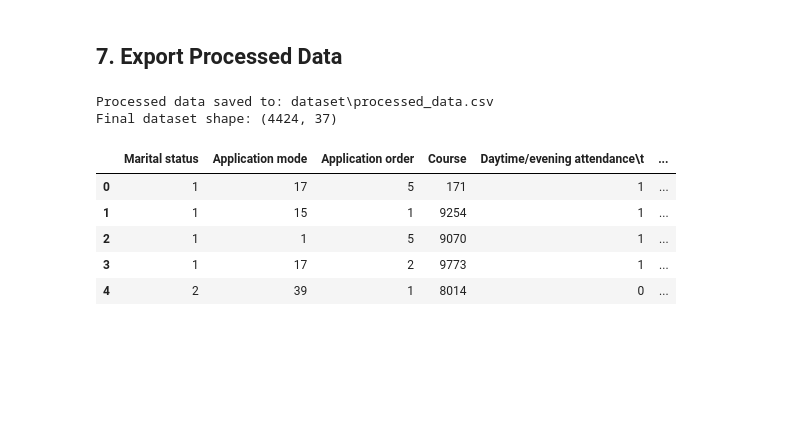
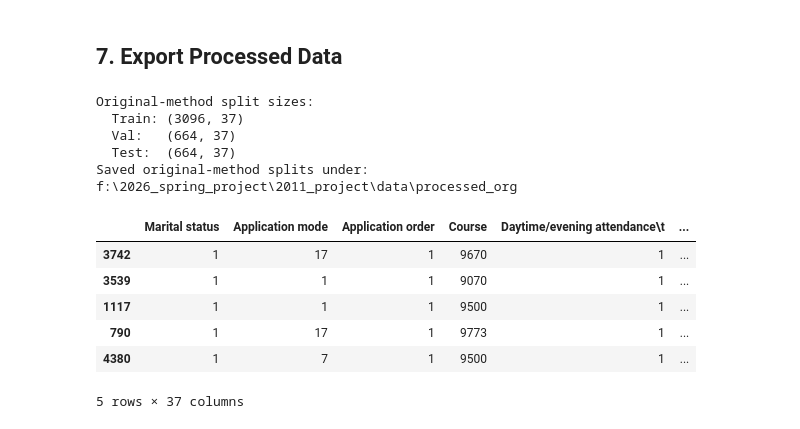
Before and after one commit to NathanTong0921/Machine-Learning-Project, a Jupyter notebook: preprocess/preprocessing.ipynb, the cells around one changed output. Drawn from its saved outputs; the diff is of its cells as text; code cells hidden in the pictures; blank space fills up the shorter version.

Commit message:
new data preprocessing step

```diff
--- a/preprocess/preprocessing.ipynb
+++ b/preprocess/preprocessing.ipynb
@@ -24,11 +27,17 @@ Libraries loaded successfully.
 
 Due to the large size, use `nrows`, read 5 lines to preview the structure, and then load the entire dataset to preprocess.
 # %%
-DATA_PATH = os.path.join("dataset", "data.csv")
-OUTPUT_PATH = os.path.join("dataset", "processed_data.csv")
+from pathlib import Path
+
+PROJECT_ROOT = Path.cwd().parent if Path.cwd().name == "preprocess" else Path.cwd()
+DATA_PATH = PROJECT_ROOT / "dataset" / "data.csv"
+OUTPUT_PATH = PROJECT_ROOT / "dataset" / "processed_data.csv"
+ORG_OUTPUT_DIR = PROJECT_ROOT / "data" / "processed_org"
+ALT_OUTPUT_DIR = PROJECT_ROOT / "data" / "processed"
 
 # Use nrows for preview
 preview = pd.read_csv(DATA_PATH, sep=';', nrows=5)
+print(f"Raw data path: {DATA_PATH}")
 print(f"Rows: {preview.shape[0]},  Columns: {preview.shape[1]}")
 print("\nColumn names:")
 print(list(preview.columns))
@@ -252,17 +225,53 @@ plt.show()
 # %% [markdown]
 ## 7. Export Processed Data
 # %%
-os.makedirs("dataset", exist_ok=True)
-df.to_csv(OUTPUT_PATH, index=False)
-print(f"Processed data saved to: {OUTPUT_PATH}")
-print(f"Final dataset shape: {df.shape}")
-df.head()
+from sklearn.model_selection import train_test_split
+
+ORIGINAL_VAL_SIZE = 0.15
+ORIGINAL_TEST_SIZE = 0.15
+ORIGINAL_RANDOM_STATE = 42
+
+original_stratify = df["Target"] if "Target" in df.columns else None
+org_train_df, org_holdout_df = train_test_split(
+    df,
+    test_size=ORIGINAL_VAL_SIZE + ORIGINAL_TEST_SIZE,
+    random_state=ORIGINAL_RANDOM_STATE,
+    stratify=original_stratify,
+    shuffle=True,
+    )
+
+org_holdout_test_ratio = ORIGINAL_TEST_SIZE / (ORIGINAL_VAL_SIZE + ORIGINAL_TEST_SIZE)
+org_holdout_stratify = org_holdout_df["Target"] if "Target" in org_holdout_df.columns else None
+org_val_df, org_test_df = train_test_split(
+    org_holdout_df,
+    test_size=org_holdout_test_ratio,
+    random_state=ORIGINAL_RANDOM_STATE,
+    stratify=org_holdout_stratify,
+    shuffle=True,
+    )
+
+os.makedirs(ORG_OUTPUT_DIR, exist_ok=True)
+org_train_df.to_csv(ORG_OUTPUT_DIR / "train.csv", index=False)
+org_val_df.to_csv(ORG_OUTPUT_DIR / "val.csv", index=False)
+org_test_df.to_csv(ORG_OUTPUT_DIR / "test.csv", index=False)
+
+print("Original-method split sizes:")
+print(f"  Train: {org_train_df.shape}")
+print(f"  Val:   {org_val_df.shape}")
+print(f"  Test:  {org_test_df.shape}")
+print(f"Saved original-method splits under: {ORG_OUTPUT_DIR}")
+
+org_train_df.head()
 # %% [output]
-Processed data saved to: dataset\processed_data.csv
-Final dataset shape: (4424, 37)
+Original-method split sizes:
+  Train: (3096, 37)
+  Val:   (664, 37)
+  Test:  (664, 37)
+Saved original-method splits under: f:\2026_spring_project\2011_project\data\processed_org
 |  | Marital status | Application mode | Application order | Course | Daytime/evening attendance\t | ... |
-| 0 | 1 | 17 | 5 | 171 | 1 | ... |
-| 1 | 1 | 15 | 1 | 9254 | 1 | ... |
-| 2 | 1 | 1 | 5 | 9070 | 1 | ... |
-| 3 | 1 | 17 | 2 | 9773 | 1 | ... |
-| 4 | 2 | 39 | 1 | 8014 | 0 | ... |
+| 3742 | 1 | 17 | 1 | 9670 | 1 | ... |
+| 3539 | 1 | 1 | 1 | 9070 | 1 | ... |
+| 1117 | 1 | 1 | 1 | 9500 | 1 | ... |
+| 790 | 1 | 17 | 1 | 9773 | 1 | ... |
+| 4380 | 1 | 7 | 1 | 9500 | 1 | ... |
+5 rows × 37 columns
```
Also changed, not shown: parts of 9 cells of this notebook.
